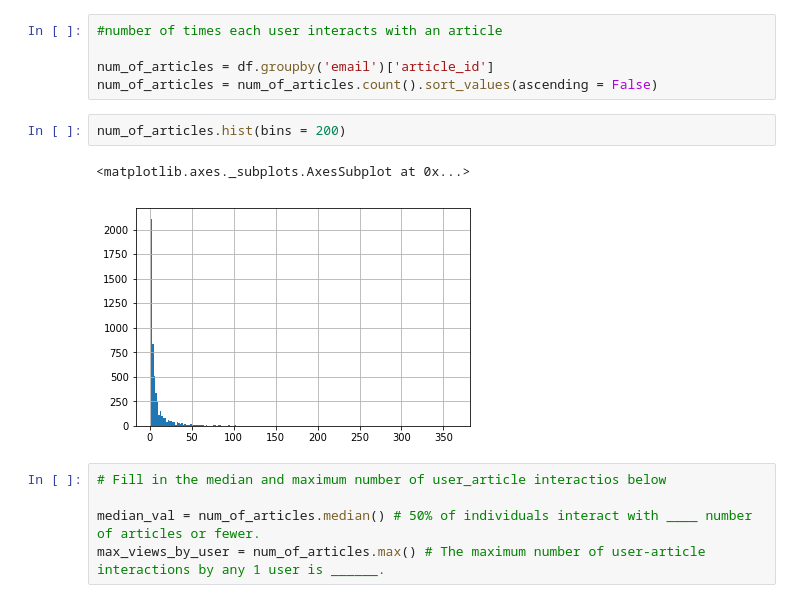
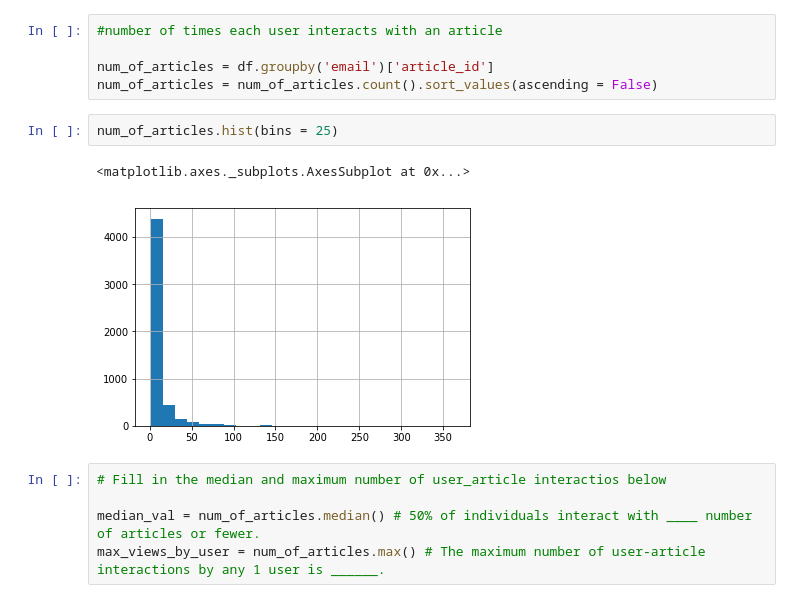
Before and after one commit to Arjunar92/Recommendations_with_IBM_Project, a Jupyter notebook: Recommendations_with_IBM.ipynb, the cells around one changed output. Saved outputs shown, nothing was run; the diff lists cells and outputs as text.

```diff
--- a/Recommendations_with_IBM.ipynb
+++ b/Recommendations_with_IBM.ipynb
@@ -60,10 +64,10 @@ Use the dictionary and cells below to provide some insight into the descriptive
 num_of_articles = df.groupby('email')['article_id']
 num_of_articles = num_of_articles.count().sort_values(ascending = False)
 # %%
-num_of_articles.hist(bins = 200)
+num_of_articles.hist(bins = 25)
 # %% [output]
 <matplotlib.axes._subplots.AxesSubplot at 0x...>
-[figure, old version]
+[figure, new version]
 # %%
 # Fill in the median and maximum number of user_article interactios below
 
```
Also changed, not shown: parts of 12 cells of this notebook.
